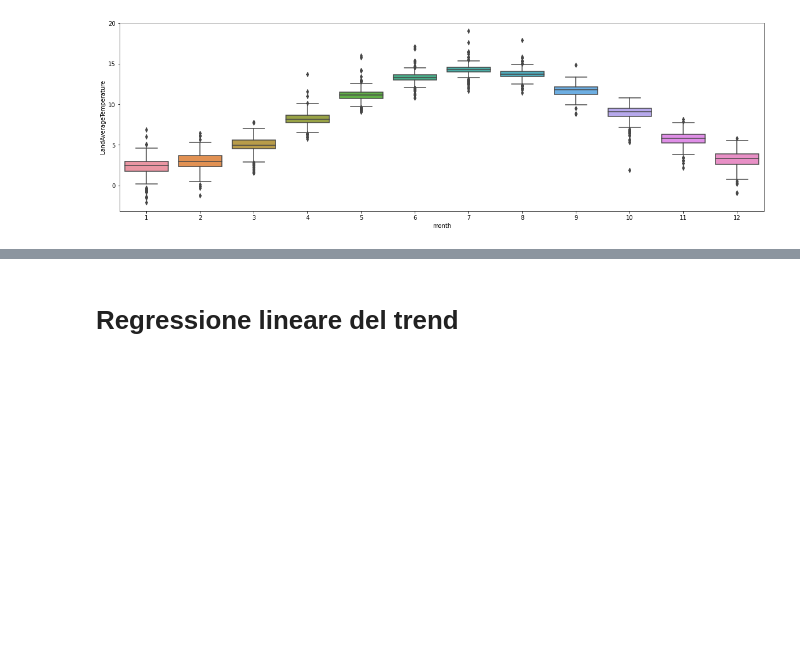
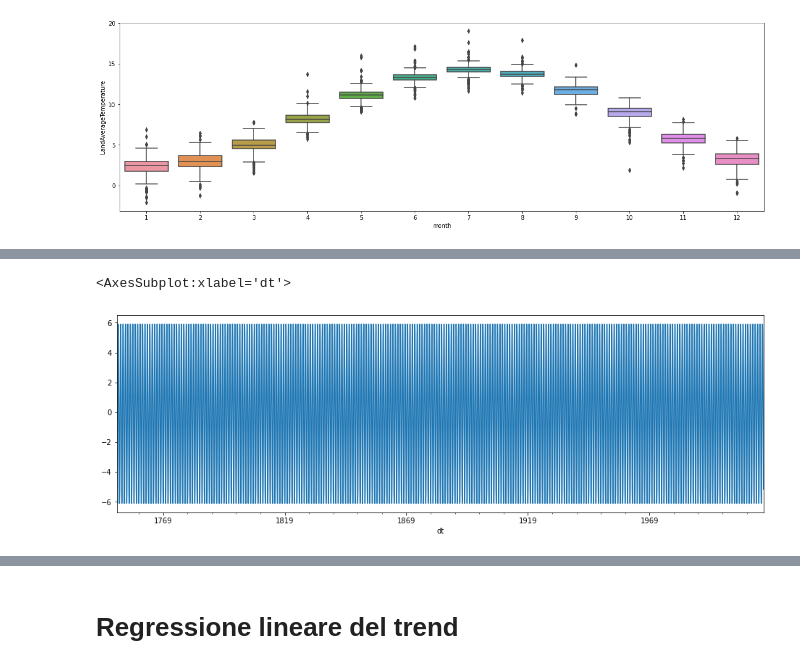
Before and after one commit to lorenzlorg/Big-Data-MAPR-project, a Jupyter notebook: Esercizio Serie Storica.ipynb, the cells around one changed output, grey strips where cells are left out. Saved outputs shown, nothing was run; the diff lists cells and outputs as text; code cells hidden in the pictures; blank space fills up the shorter version.

```diff
--- a/Esercizio Serie Storica.ipynb
+++ b/Esercizio Serie Storica.ipynb
@@ -106,0 +161,6 @@ Pass the following variables as keyword args: x, y. From version 0.12, the only
+# %%
+plt.figure(figsize=(16,5))
+result_add.seasonal.plot(legend=False)
+# %% [output]
+<AxesSubplot:xlabel='dt'>
+[figure, added]
```
Also changed, not shown: parts of 17 cells of this notebook.
